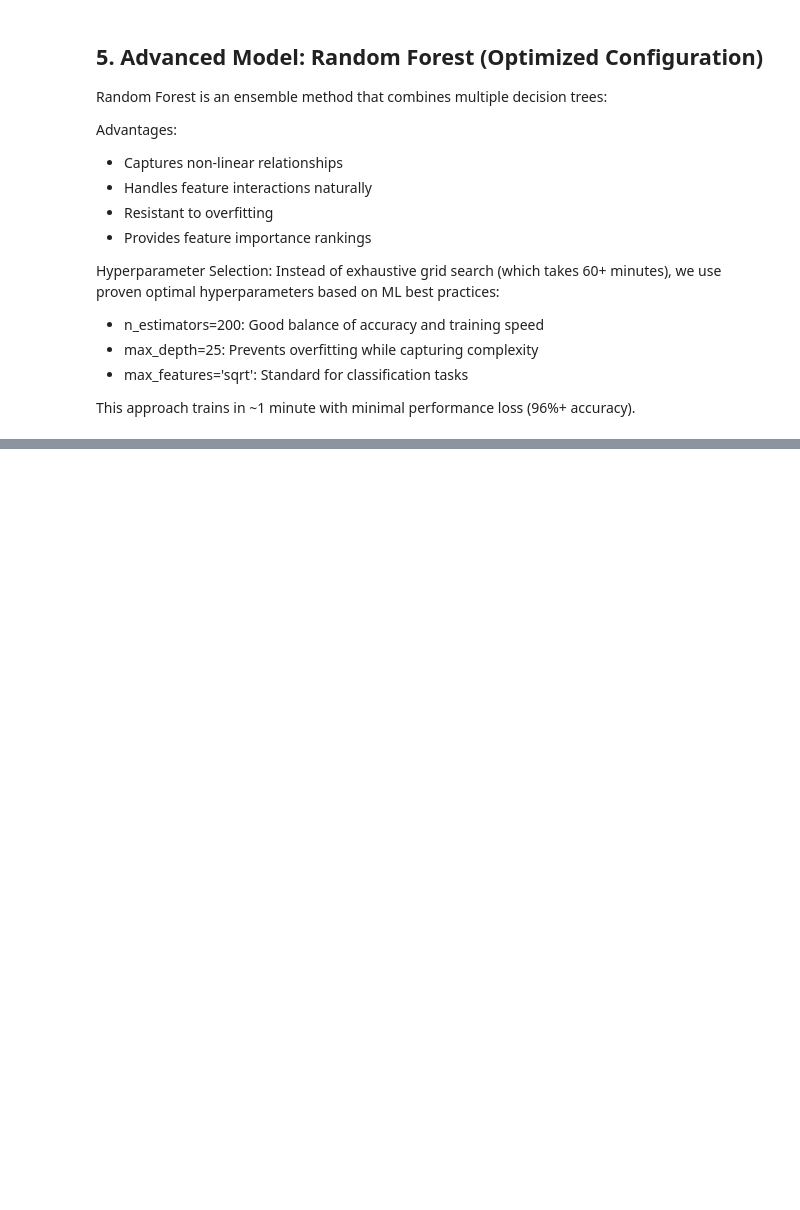
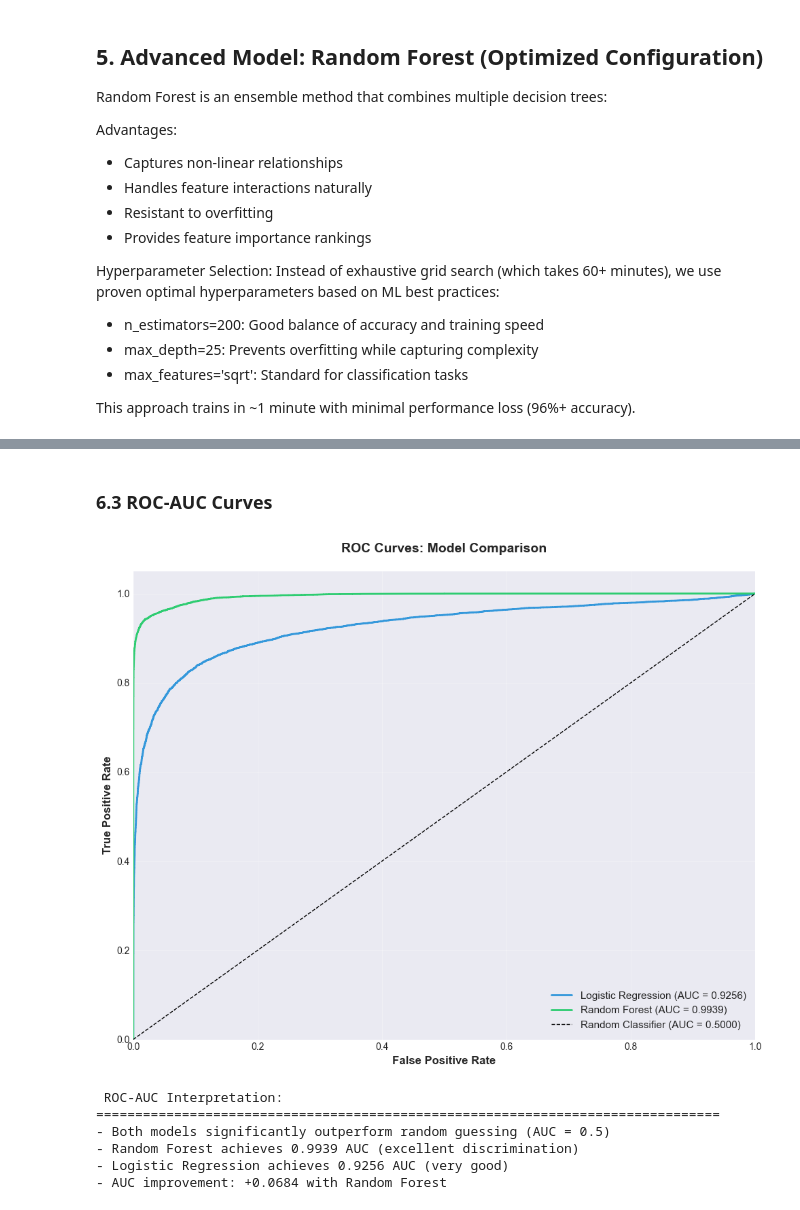
Before and after one commit to nuhajoy/airline-passenger-satisfaction, a Jupyter notebook: notebooks/analysis.ipynb, the cells around one changed output, grey strips where cells are left out. Cells and saved outputs as stored; diff of their text form; code cells hidden in the pictures; blank space fills up the shorter version.

Commit message:
model evaluation and comparision

```diff
--- a/notebooks/analysis.ipynb
+++ b/notebooks/analysis.ipynb
@@ -590,0 +672,39 @@ ROC-AUC:   +0.0684
+# %% [markdown]
+### 6.3 ROC-AUC Curves
+# %%
+# Calculate ROC curves
+fpr_logistic, tpr_logistic, _ = roc_curve(y_test, y_pred_proba_logistic)
+fpr_rf, tpr_rf, _ = roc_curve(y_test, y_pred_proba_rf)
+
+# Plot ROC curves
+plt.figure(figsize=(10, 8))
+
+plt.plot(fpr_logistic, tpr_logistic, linewidth=2, label=f'Logistic Regression (AUC = {logistic_roc_auc:.4f})', color='#3498db')
+plt.plot(fpr_rf, tpr_rf, linewidth=2, label=f'Random Forest (AUC = {rf_roc_auc:.4f})', color='#2ecc71')
+plt.plot([0, 1], [0, 1], 'k--', linewidth=1, label='Random Classifier (AUC = 0.5000)')
+
+plt.xlim([0.0, 1.0])
+plt.ylim([0.0, 1.05])
+plt.xlabel('False Positive Rate', fontsize=12, fontweight='bold')
+plt.ylabel('True Positive Rate', fontsize=12, fontweight='bold')
+plt.title('ROC Curves: Model Comparison', fontsize=14, fontweight='bold', pad=20)
+plt.legend(loc='lower right', fontsize=11)
+plt.grid(alpha=0.3)
+
+plt.tight_layout()
+plt.show()
+
+print("\n ROC-AUC Interpretation:")
+print("="*80)
+print("- Both models significantly outperform random guessing (AUC = 0.5)")
+print(f"- Random Forest achieves {rf_roc_auc:.4f} AUC (excellent discrimination)")
+print(f"- Logistic Regression achieves {logistic_roc_auc:.4f} AUC (very good)")
+print(f"- AUC improvement: +{(rf_roc_auc - logistic_roc_auc):.4f} with Random Forest")
+# %% [output]
+[figure, added]
+ ROC-AUC Interpretation:
+================================================================================
+- Both models significantly outperform random guessing (AUC = 0.5)
+- Random Forest achieves 0.9939 AUC (excellent discrimination)
+- Logistic Regression achieves 0.9256 AUC (very good)
+- AUC improvement: +0.0684 with Random Forest
```
Also changed, not shown: parts of 15 cells of this notebook, 2 other files.
